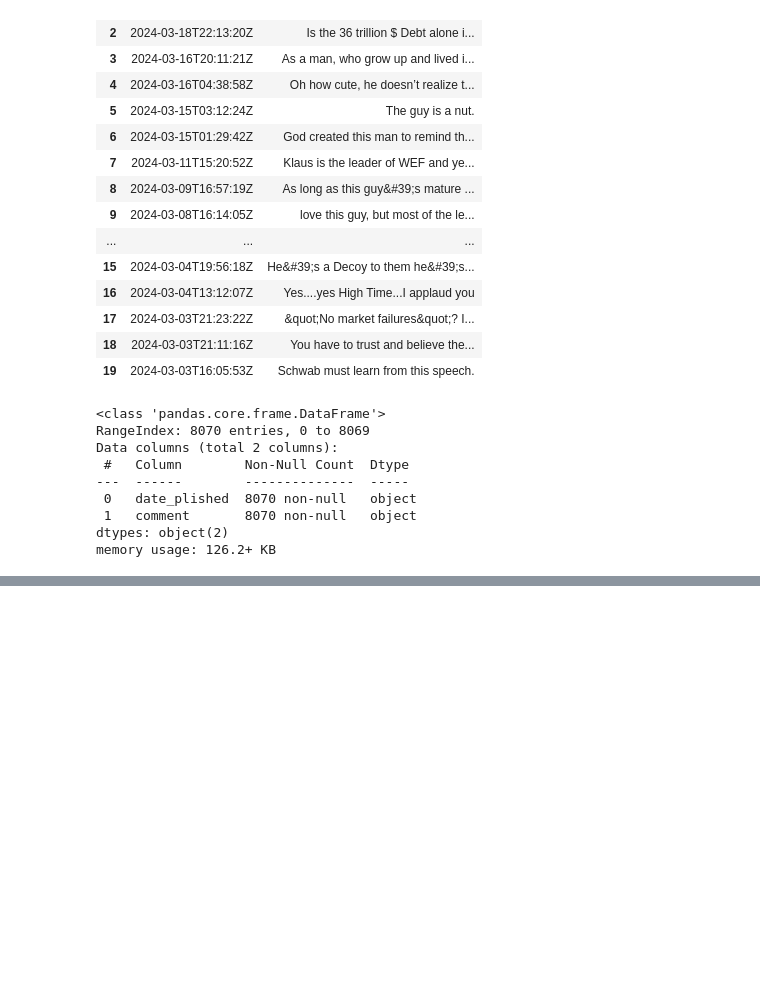
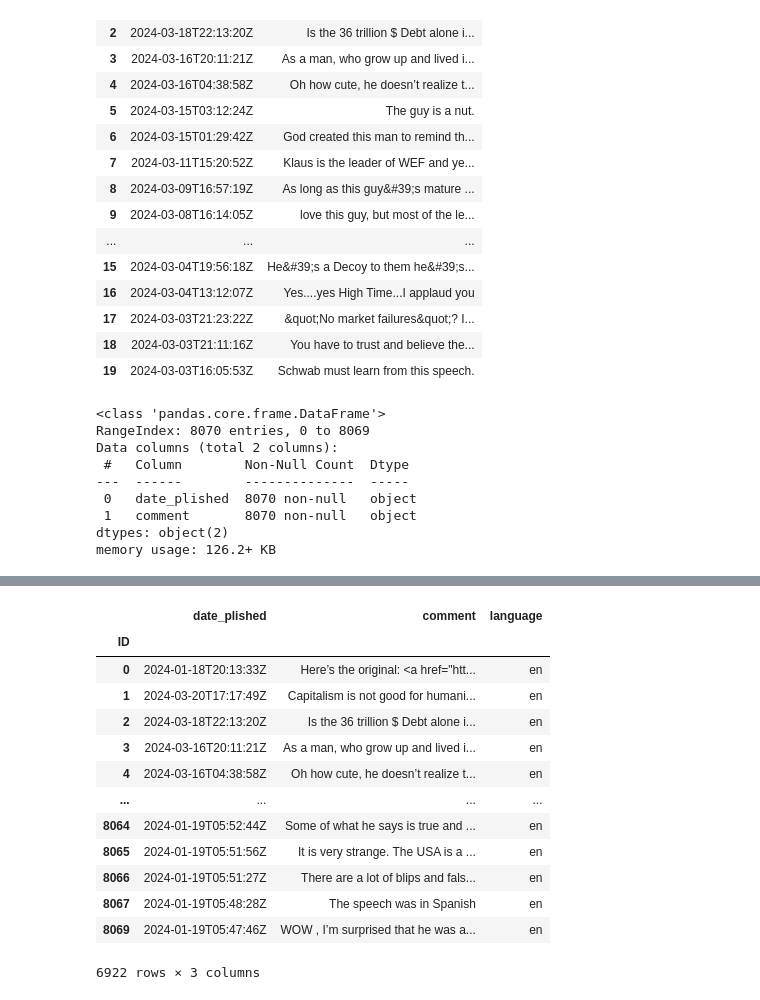
Before and after one commit to Martinerramuspe/milei-project-nlp, a Jupyter notebook: Data_preprocess.ipynb, the cells around one changed output, grey strips where cells are left out. Cells and saved outputs as stored; diff of their text form; code cells hidden in the pictures; blank space fills up the shorter version.

```diff
--- a/Data_preprocess.ipynb
+++ b/Data_preprocess.ipynb
@@ -187,0 +201,10 @@ memory usage: 126.2+ KB
+# %%
+# Función para detectar el idioma de un texto
+def detect_language(text):
+    try:
+        return detect(text)
+    except:
+        return None
+
+# Aplicar la función a la columna 'comment' del DataFrame
+df['language'] = df['comment'].apply(detect_language)
@@ -187,0 +279,20 @@ memory usage: 126.2+ KB
+# %%
+# Trabajamos solo con los comentarios en ingles.
+df_english= df.loc[df['language'] == 'en']
+# %%
+df_english
+# %% [output]
+|  | date_plished | comment | language |
+| ID |  |  |  |
+| 0 | 2024-01-18T20:13:33Z | Here’s the original: <a href="htt... | en |
+| 1 | 2024-03-20T17:17:49Z | Capitalism is not good for humani... | en |
+| 2 | 2024-03-18T22:13:20Z | Is the 36 trillion $ Debt alone i... | en |
+| 3 | 2024-03-16T20:11:21Z | As a man, who grow up and lived i... | en |
+| 4 | 2024-03-16T04:38:58Z | Oh how cute, he doesn’t realize t... | en |
+| ... | ... | ... | ... |
+| 8064 | 2024-01-19T05:52:44Z | Some of what he says is true and ... | en |
+| 8065 | 2024-01-19T05:51:56Z | It is very strange. The USA is a ... | en |
+| 8066 | 2024-01-19T05:51:27Z | There are a lot of blips and fals... | en |
+| 8067 | 2024-01-19T05:48:28Z | The speech was in Spanish | en |
+| 8069 | 2024-01-19T05:47:46Z | WOW , I’m surprised that he was a... | en |
+6922 rows × 3 columns
```
Also changed, not shown: parts of 19 cells of this notebook.
